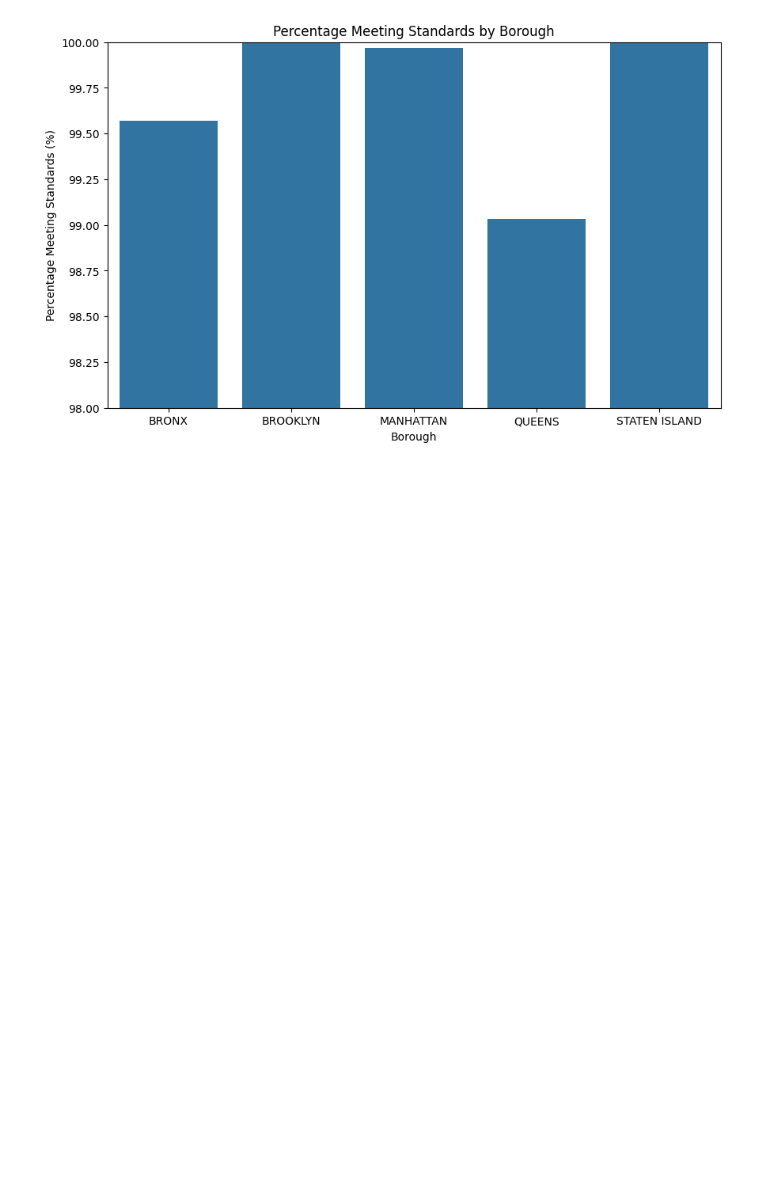
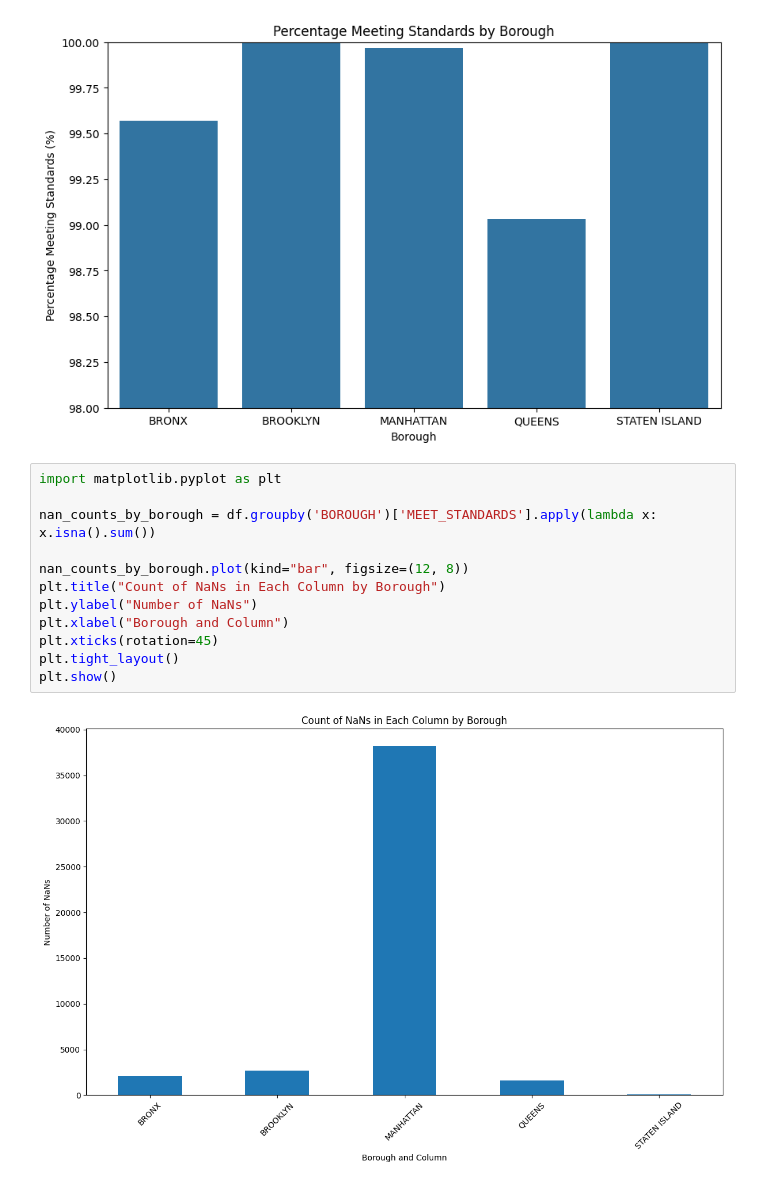
Before and after one commit to OffensiveGeneric/447FinalProj, a Jupyter notebook: data_explore.ipynb, the cells around one changed output. Saved outputs shown, nothing was run; the diff lists cells and outputs as text; blank space fills up the shorter version.

Commit message:
adding more charts for EDA

```diff
--- a/data_explore.ipynb
+++ b/data_explore.ipynb
@@ -134,3 +168,17 @@ plt.ylim(98, 100)
 plt.show()
 # %% [output]
 [figure]
+# %%
+import matplotlib.pyplot as plt
+
+nan_counts_by_borough = df.groupby('BOROUGH')['MEET_STANDARDS'].apply(lambda x: x.isna().sum())
+
+nan_counts_by_borough.plot(kind="bar", figsize=(12, 8))
+plt.title("Count of NaNs in Each Column by Borough")
+plt.ylabel("Number of NaNs")
+plt.xlabel("Borough and Column")
+plt.xticks(rotation=45)
+plt.tight_layout()
+plt.show()
+# %% [output]
+[figure, added]
```
Also changed, not shown: parts of 10 cells of this notebook.
